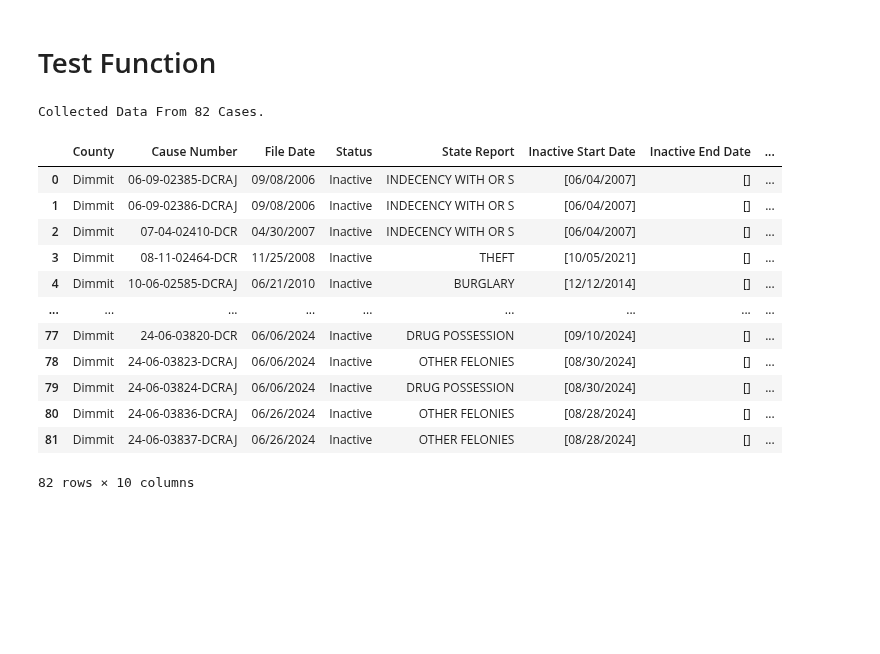
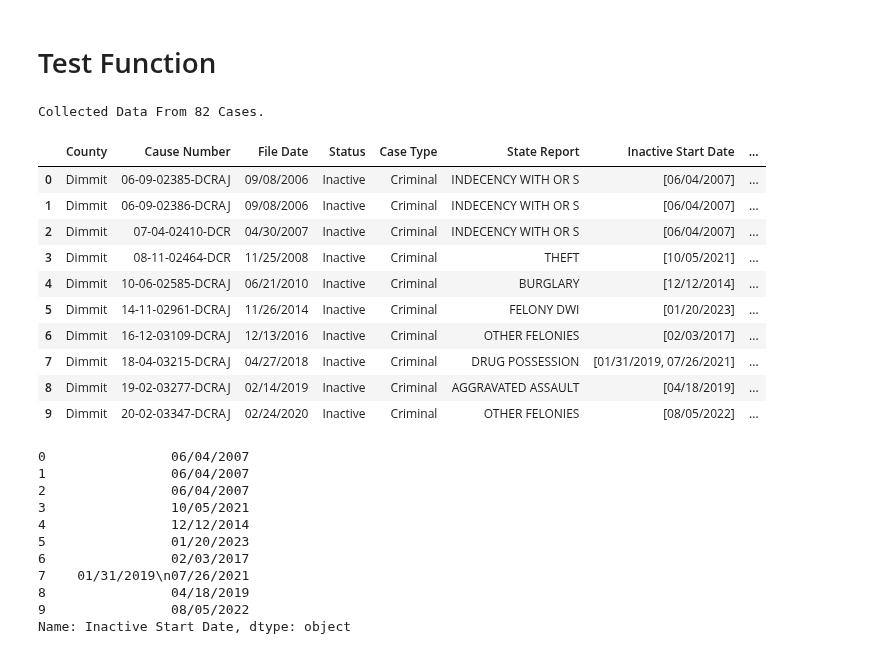
Before and after one commit to District-Court-293rd/293rd_pending_cases, a Jupyter notebook: archive/jsmith_workbook_6.ipynb, the cells around one changed output. Drawn from its saved outputs; the diff is of its cells as text; code cells hidden in the pictures; blank space fills up the shorter version.

Commit message:
Updated Criminal Inactive Cases function

```diff
--- a/archive/jsmith_workbook_6.ipynb
+++ b/archive/jsmith_workbook_6.ipynb
@@ -258,13 +258,13 @@ def build_criminal_inactive_cases_dataframe(text):
             #Just grab the start and end dates
             #As well as the reason
             #Get inactive start date
-            inactive_start_list.append(case[36:46].strip())
+            inactive_start_list.append(case[36:49].strip())
 
             #Get inactive end date
-            inactive_end_list.append(case[46:65].strip())
+            inactive_end_list.append(case[49:61].strip())
 
             #Get inactive reason
-            inactive_reason_list.append(case[65:].strip())
+            inactive_reason_list.append(case[61:93].strip())
 
     #Make sure the last case gets added
     if bool(temp_dict) == True:
@@ -288,20 +288,18 @@ def build_criminal_inactive_cases_dataframe(text):
 # %% [markdown]
 # Test Function
 # %%
-df = build_inactive_criminal_cases_dataframe(content)
-df
+df = build_criminal_inactive_cases_dataframe(content)
+df[:10]
 # %% [output]
 Collected Data From 82 Cases.
-|  | County | Cause Number | File Date | Status | State Report | Inactive Start Date | Inactive End Date | ... |
-| 0 | Dimmit | 06-09-02385-DCRAJ | 09/08/2006 | Inactive | INDECENCY WITH OR S | [06/04/2007] | [] | ... |
-| 1 | Dimmit | 06-09-02386-DCRAJ | 09/08/2006 | Inactive | INDECENCY WITH OR S | [06/04/2007] | [] | ... |
-| 2 | Dimmit | 07-04-02410-DCR | 04/30/2007 | Inactive | INDECENCY WITH OR S | [06/04/2007] | [] | ... |
-| 3 | Dimmit | 08-11-02464-DCR | 11/25/2008 | Inactive | THEFT | [10/05/2021] | [] | ... |
-| 4 | Dimmit | 10-06-02585-DCRAJ | 06/21/2010 | Inactive | BURGLARY | [12/12/2014] | [] | ... |
-| ... | ... | ... | ... | ... | ... | ... | ... | ... |
-| 77 | Dimmit | 24-06-03820-DCR | 06/06/2024 | Inactive | DRUG POSSESSION | [09/10/2024] | [] | ... |
-| 78 | Dimmit | 24-06-03823-DCRAJ | 06/06/2024 | Inactive | OTHER FELONIES | [08/30/2024] | [] | ... |
-| 79 | Dimmit | 24-06-03824-DCRAJ | 06/06/2024 | Inactive | DRUG POSSESSION | [08/30/2024] | [] | ... |
-| 80 | Dimmit | 24-06-03836-DCRAJ | 06/26/2024 | Inactive | OTHER FELONIES | [08/28/2024] | [] | ... |
-| 81 | Dimmit | 24-06-03837-DCRAJ | 06/26/2024 | Inactive | OTHER FELONIES | [08/28/2024] | [] | ... |
+|  | County | Cause Number | File Date | Status | Case Type | State Report | Inactive Start Date | ... |
+| 0 | Dimmit | 06-09-02385-DCRAJ | 09/08/2006 | Inactive | Criminal | INDECENCY WITH OR S | [06/04/2007] | ... |
+| 1 | Dimmit | 06-09-02386-DCRAJ | 09/08/2006 | Inactive | Criminal | INDECENCY WITH OR S | [06/04/2007] | ... |
+| 2 | Dimmit | 07-04-02410-DCR | 04/30/2007 | Inactive | Criminal | INDECENCY WITH OR S | [06/04/2007] | ... |
+| 3 | Dimmit | 08-11-02464-DCR | 11/25/2008 | Inactive | Criminal | THEFT | [10/05/2021] | ... |
+| 4 | Dimmit | 10-06-02585-DCRAJ | 06/21/2010 | Inactive | Criminal | BURGLARY | [12/12/2014] | ... |
+| 5 | Dimmit | 14-11-02961-DCRAJ | 11/26/2014 | Inactive | Criminal | FELONY DWI | [01/20/2023] | ... |
+| 6 | Dimmit | 16-12-03109-DCRAJ | 12/13/2016 | Inactive | Criminal | OTHER FELONIES | [02/03/2017] | ... |
+| 7 | Dimmit | 18-04-03215-DCRAJ | 04/27/2018 | Inactive | Criminal | DRUG POSSESSION | [01/31/2019, 07/26/2021] | ... |
+| 8 | Dimmit | 19-02-03277-DCRAJ | 02/14/2019 | Inactive | Criminal | AGGRAVATED ASSAULT | [04/18/2019] | ... |
+| 9 | Dimmit | 20-02-03347-DCRAJ | 02/24/2020 | Inactive | Criminal | OTHER FELONIES | [08/05/2022] | ... |
-82 rows × 10 columns
@@ -307,0 +309,14 @@ Collected Data From 82 Cases.
+# %%
+df['Inactive Start Date'][:10].apply(list_to_string).str.strip()
+# %% [output]
+0                06/04/2007
+1                06/04/2007
+2                06/04/2007
+3                10/05/2021
+4                12/12/2014
+5                01/20/2023
+6                02/03/2017
+7    01/31/2019\n07/26/2021
+8                04/18/2019
+9                08/05/2022
+Name: Inactive Start Date, dtype: object
```
Also changed, not shown: parts of 1 cell of this notebook.
